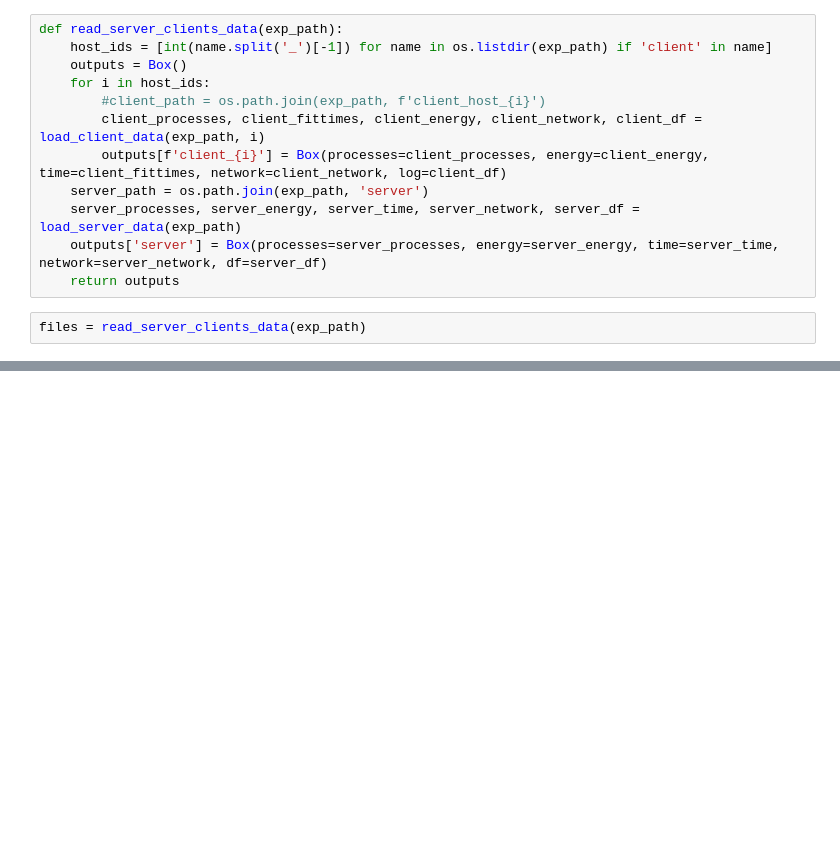
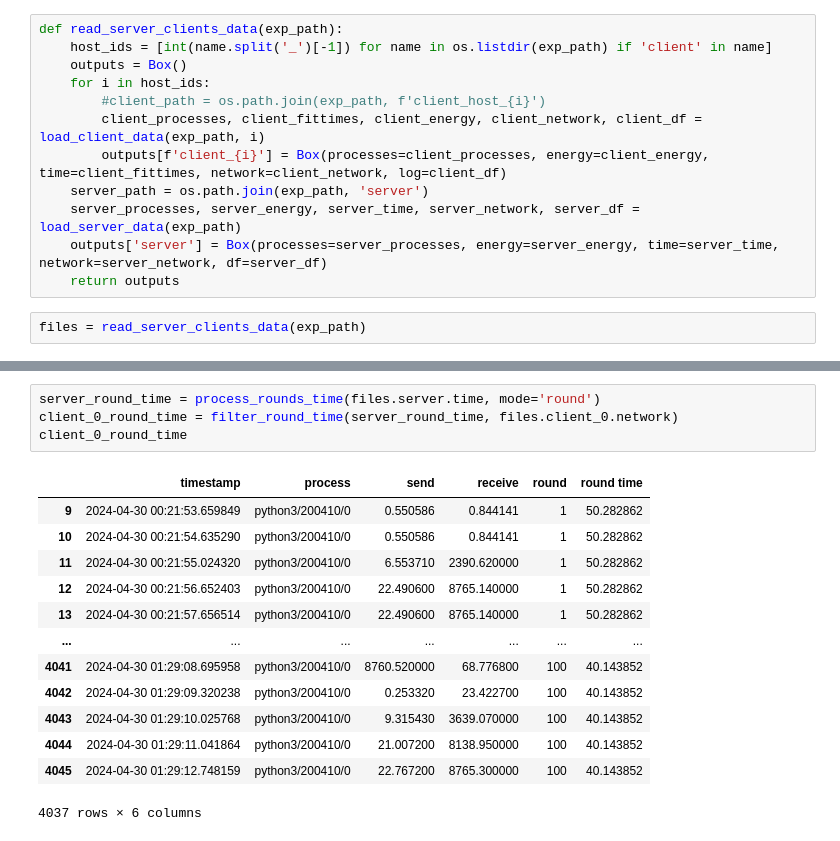
Before and after one commit to tuananhngh/FL-G5K-EnergyConsumption, a Jupyter notebook: analysis/analysis_comm.ipynb, the cells around one changed output, grey strips where cells are left out. Saved outputs shown, nothing was run; the diff lists cells and outputs as text; blank space fills up the shorter version.

```diff
--- a/analysis/analysis_comm.ipynb
+++ b/analysis/analysis_comm.ipynb
@@ -25,0 +42,18 @@ files = read_server_clients_data(exp_path)
+# %%
+server_round_time = process_rounds_time(files.server.time, mode='round')
+client_0_round_time = filter_round_time(server_round_time, files.client_0.network)
+client_0_round_time
+# %% [output]
+|  | timestamp | process | send | receive | round | round time |
+| 9 | 2024-04-30 00:21:53.659849 | python3/200410/0 | 0.550586 | 0.844141 | 1 | 50.282862 |
+| 10 | 2024-04-30 00:21:54.635290 | python3/200410/0 | 0.550586 | 0.844141 | 1 | 50.282862 |
+| 11 | 2024-04-30 00:21:55.024320 | python3/200410/0 | 6.553710 | 2390.620000 | 1 | 50.282862 |
+| 12 | 2024-04-30 00:21:56.652403 | python3/200410/0 | 22.490600 | 8765.140000 | 1 | 50.282862 |
+| 13 | 2024-04-30 00:21:57.656514 | python3/200410/0 | 22.490600 | 8765.140000 | 1 | 50.282862 |
+| ... | ... | ... | ... | ... | ... | ... |
+| 4041 | 2024-04-30 01:29:08.695958 | python3/200410/0 | 8760.520000 | 68.776800 | 100 | 40.143852 |
+| 4042 | 2024-04-30 01:29:09.320238 | python3/200410/0 | 0.253320 | 23.422700 | 100 | 40.143852 |
+| 4043 | 2024-04-30 01:29:10.025768 | python3/200410/0 | 9.315430 | 3639.070000 | 100 | 40.143852 |
+| 4044 | 2024-04-30 01:29:11.041864 | python3/200410/0 | 21.007200 | 8138.950000 | 100 | 40.143852 |
+| 4045 | 2024-04-30 01:29:12.748159 | python3/200410/0 | 22.767200 | 8765.300000 | 100 | 40.143852 |
+4037 rows × 6 columns
```
Also changed, not shown: parts of 5 cells of this notebook, 12 other files.
